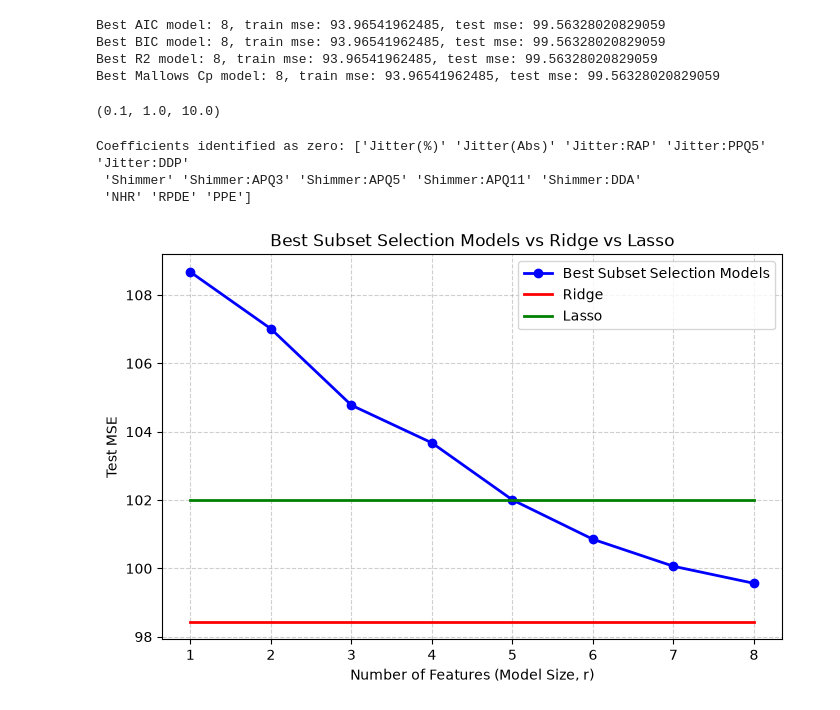
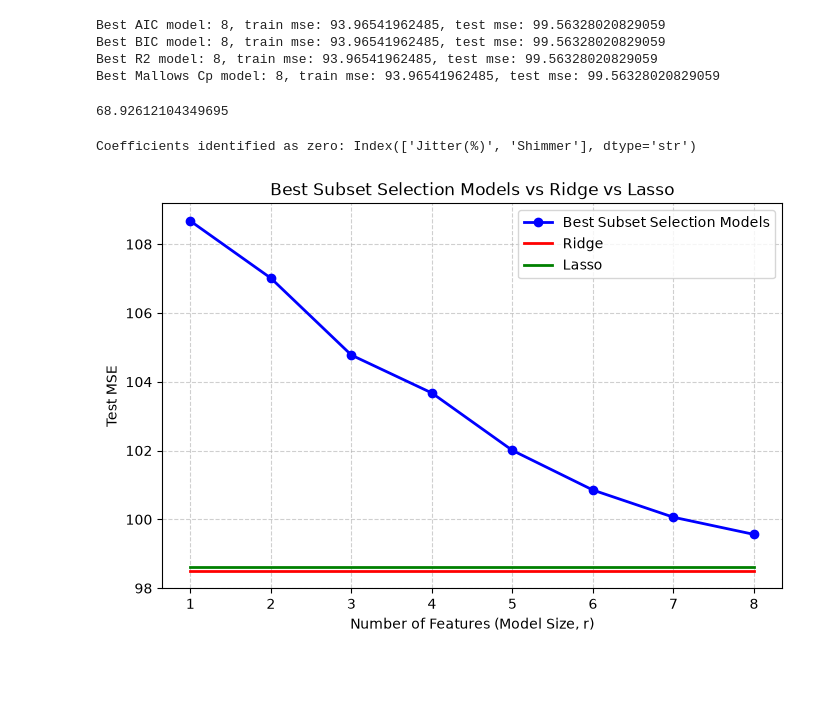
Before and after one commit to davidgraymi/CS598-PSL-MP2, a Jupyter notebook: main.ipynb, the cells around one changed output. Cells and saved outputs as stored; diff of their text form; code cells hidden in the pictures; blank space fills up the shorter version.

Commit message:
refine logspace

```diff
--- a/main.ipynb
+++ b/main.ipynb
@@ -300,7 +300,7 @@ for k in model_sizes:
     aic = 2 * p - 2 * log_likelihood
     bic = math.log(N) * p - 2 * log_likelihood
     rss = np.sum((y_train - y_train_pred) ** 2)
-    r2 = 1 - (rss / (N - p - 1)) / ((tss_full) / (N - 1))
+    r2 = 1 - (rss / (N - p)) / ((tss_full) / (N - 1))
     cp = (rss / sigma2_hat) - N + 2 * p
 
     pipes['train_mse'].append(train_mse)
@@ -376,36 +376,34 @@ Best Mallows Cp model: 8, train mse: 93.96541962485, test mse: 99.56328020829059
 scaler = StandardScaler()
 X_train_scaled = scaler.fit_transform(X_train)
 
-rcv = RidgeCV(store_cv_results=True).fit(X_train_scaled, y_train)
-rcv.alphas
+rcv = RidgeCV(alphas=np.logspace(-2, 3, 100), store_cv_results=True).fit(X_train_scaled, y_train)
+rcv.alpha_
 # %% [output]
-(0.1, 1.0, 10.0)
+68.92612104349695
 # %%
 # 2d
-lcv = LassoCV().fit(X_train, y_train)
+lcv = LassoCV().fit(X_train_scaled, y_train)
 mask = lcv.coef_ == 0
-print(f'Coefficients identified as zero: {lcv.feature_names_in_[mask]}')
+print(f'Coefficients identified as zero: {X_train.columns[mask]}')
 # %% [output]
-Coefficients identified as zero: ['Jitter(%)' 'Jitter(Abs)' 'Jitter:RAP' 'Jitter:PPQ5' 'Jitter:DDP'
- 'Shimmer' 'Shimmer:APQ3' 'Shimmer:APQ5' 'Shimmer:APQ11' 'Shimmer:DDA'
- 'NHR' 'RPDE' 'PPE']
+Coefficients identified as zero: Index(['Jitter(%)', 'Shimmer'], dtype='str')
 # %%
 X_test_scaled = scaler.transform(X_test)
 ridge_preds = rcv.predict(X_test_scaled)
 ridge_mse = mean_squared_error(y_test, ridge_preds)
-lasso_preds = lcv.predict(X_test)
+lasso_preds = lcv.predict(X_test_scaled)
 lasso_mse = mean_squared_error(y_test, lasso_preds)
 
 plt.figure(figsize=(8, 5))
 plt.plot(model_sizes, pipes['test_mse'], marker='o', linestyle='-', color='b', linewidth=2, label='Best Subset Selection Models')
 plt.plot(model_sizes, [ridge_mse for i in model_sizes], linestyle='-', color='r', linewidth=2, label='Ridge')
 plt.plot(model_sizes, [lasso_mse for i in model_sizes], linestyle='-', color='g', linewidth=2, label='Lasso')
 
 plt.title('Best Subset Selection Models vs Ridge vs Lasso')
 plt.xlabel('Number of Features (Model Size, r)')
 plt.ylabel('Test MSE')
 plt.grid(True, linestyle='--', alpha=0.6)
 plt.legend()
 plt.show()
 # %% [output]
-[figure, old version]
+[figure, new version]
```
Also changed, not shown: parts of 1 cell of this notebook.
